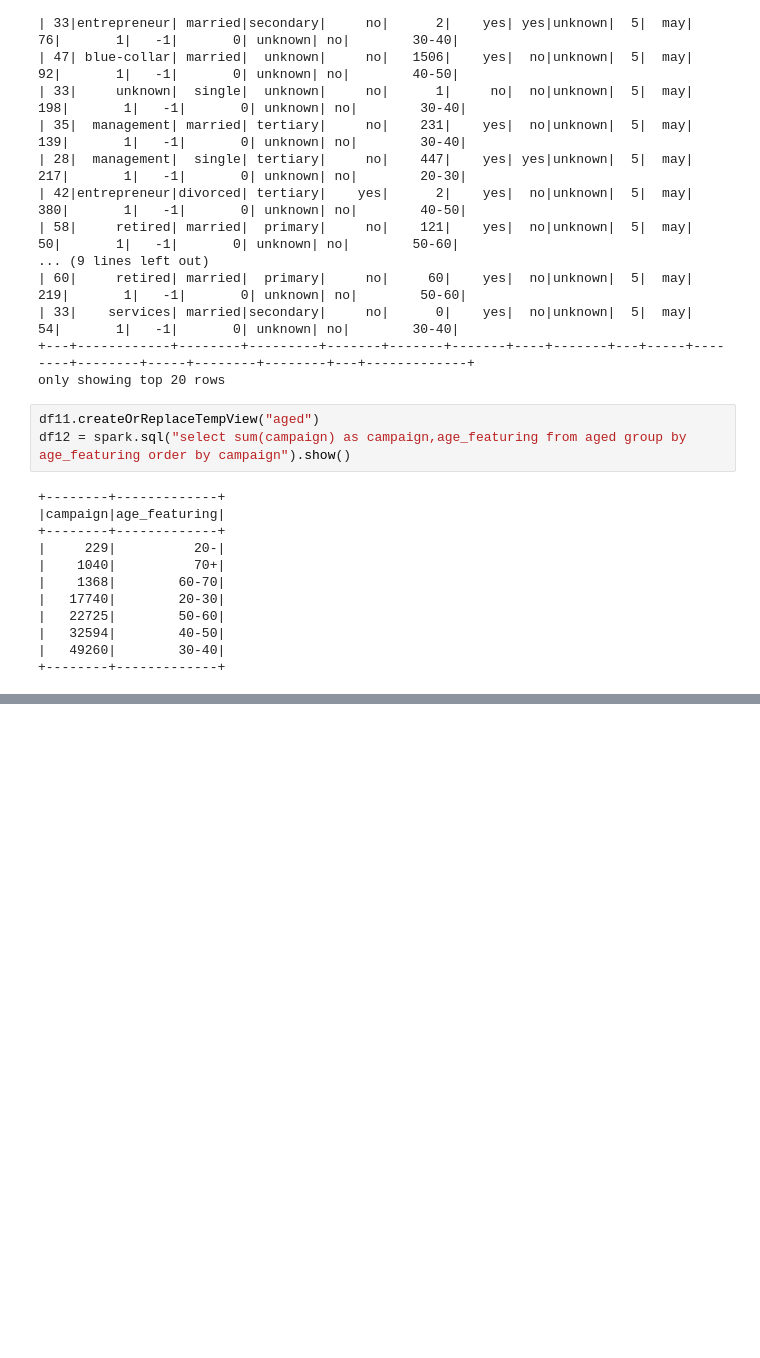
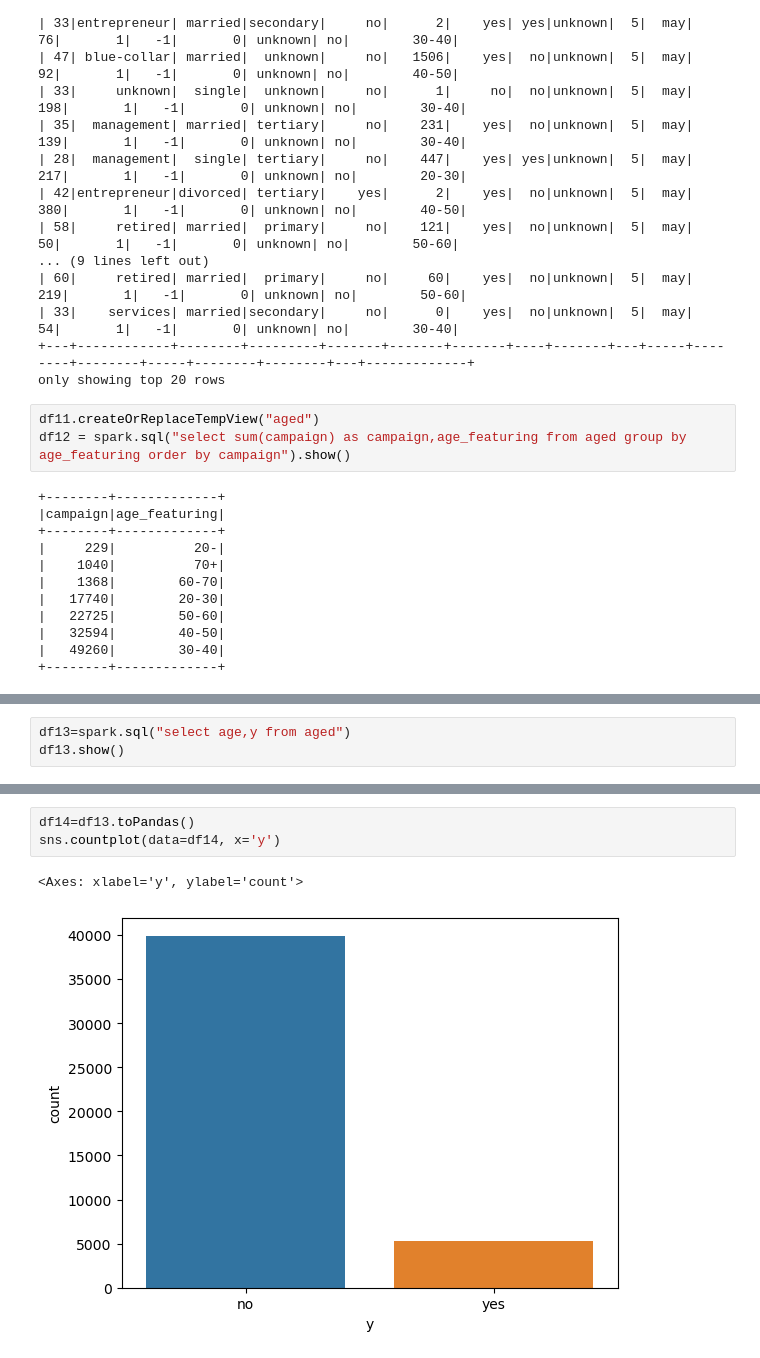
Before and after one commit to Saksham-Chaurasia/Capstone_project-analysis, a Jupyter notebook: Capstone Project.ipynb, the cells around one changed output, grey strips where cells are left out. Drawn from its saved outputs; the diff is of its cells as text; blank space fills up the shorter version.

```diff
--- a/Capstone Project.ipynb
+++ b/Capstone Project.ipynb
@@ -215,0 +220,3 @@ df12 = spark.sql("select sum(campaign) as campaign,age_featuring from aged group
+# %%
+df13=spark.sql("select age,y from aged")
+df13.show()
@@ -215,0 +241,6 @@ df12 = spark.sql("select sum(campaign) as campaign,age_featuring from aged group
+# %%
+df14=df13.toPandas()
+sns.countplot(data=df14, x='y')
+# %% [output]
+<Axes: xlabel='y', ylabel='count'>
+[figure, added]
```
Also changed, not shown: parts of 2 cells of this notebook.
